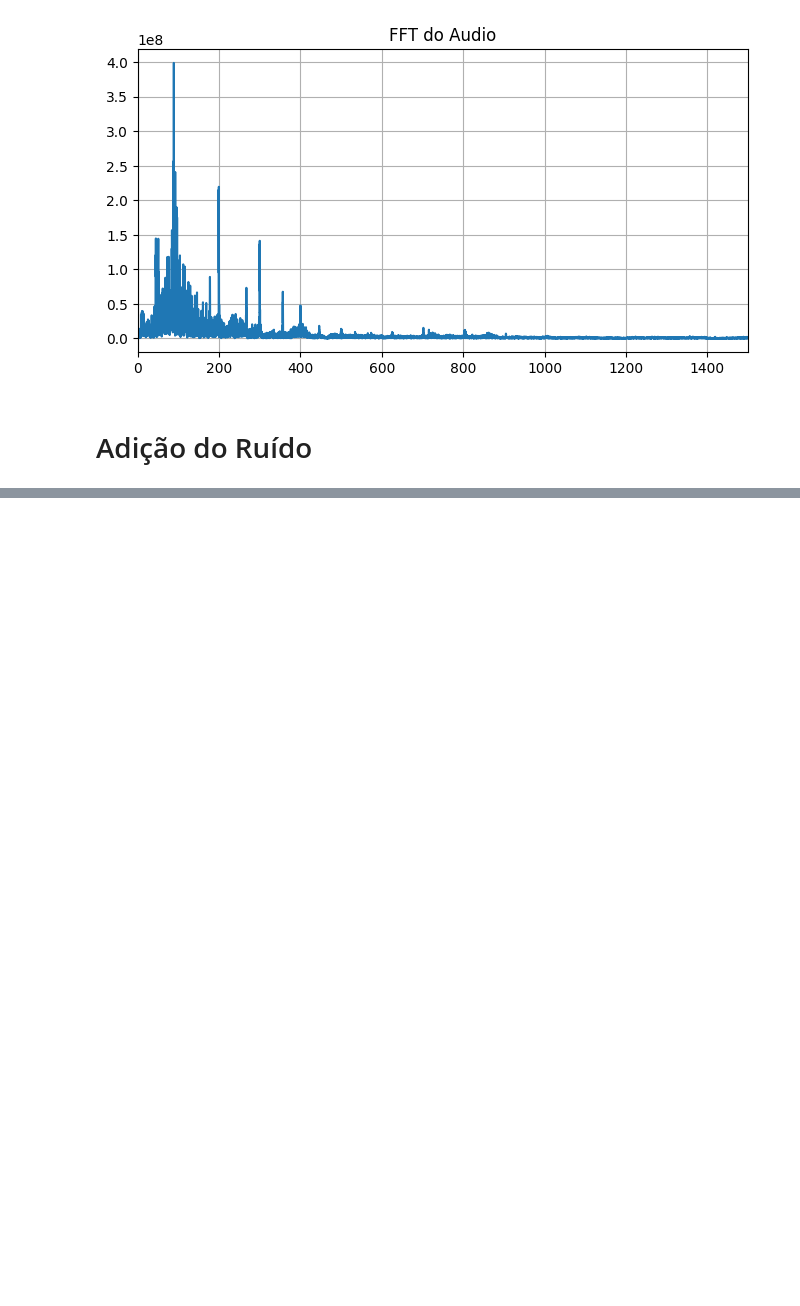
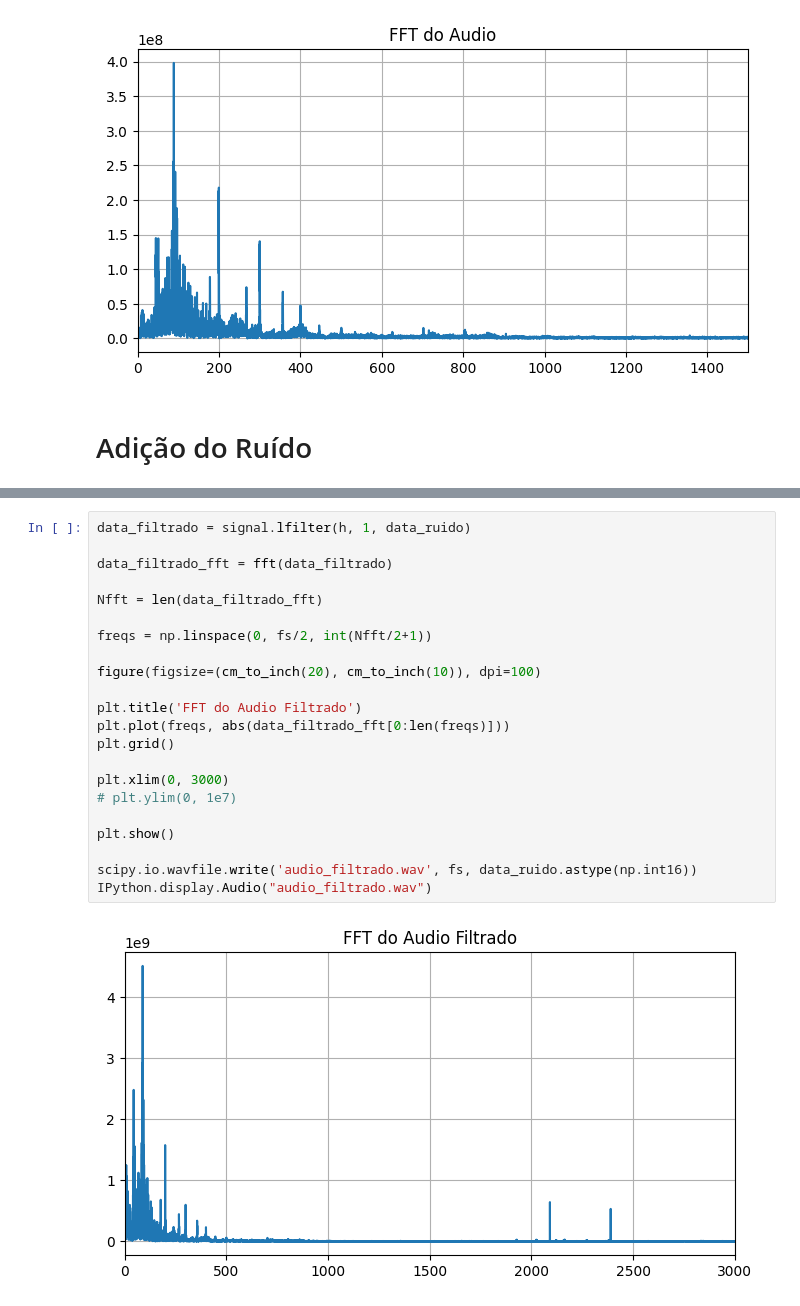
Before and after one commit to andrevale99/STD_DCA0107, a Jupyter notebook: U1/filtragem.ipynb, the cells around one changed output, grey strips where cells are left out. Cells and saved outputs as stored; diff of their text form; blank space fills up the shorter version.

```diff
--- a/U1/filtragem.ipynb
+++ b/U1/filtragem.ipynb
@@ -114,0 +141,24 @@ IPython.display.Audio("audio_ruidoso.wav")
+# %%
+data_filtrado = signal.lfilter(h, 1, data_ruido)
+
+data_filtrado_fft = fft(data_filtrado)
+
+Nfft = len(data_filtrado_fft)
+
+freqs = np.linspace(0, fs/2, int(Nfft/2+1))
+
+figure(figsize=(cm_to_inch(20), cm_to_inch(10)), dpi=100)
+
+plt.title('FFT do Audio Filtrado')
+plt.plot(freqs, abs(data_filtrado_fft[0:len(freqs)]))
+plt.grid()
+
+plt.xlim(0, 3000)
+# plt.ylim(0, 1e7)
+
+plt.show()
+
+scipy.io.wavfile.write('audio_filtrado.wav', fs, data_ruido.astype(np.int16))
+IPython.display.Audio("audio_filtrado.wav")
+# %% [output]
+[figure, added]
```
Also changed, not shown: parts of 9 cells of this notebook, 3 other files.
